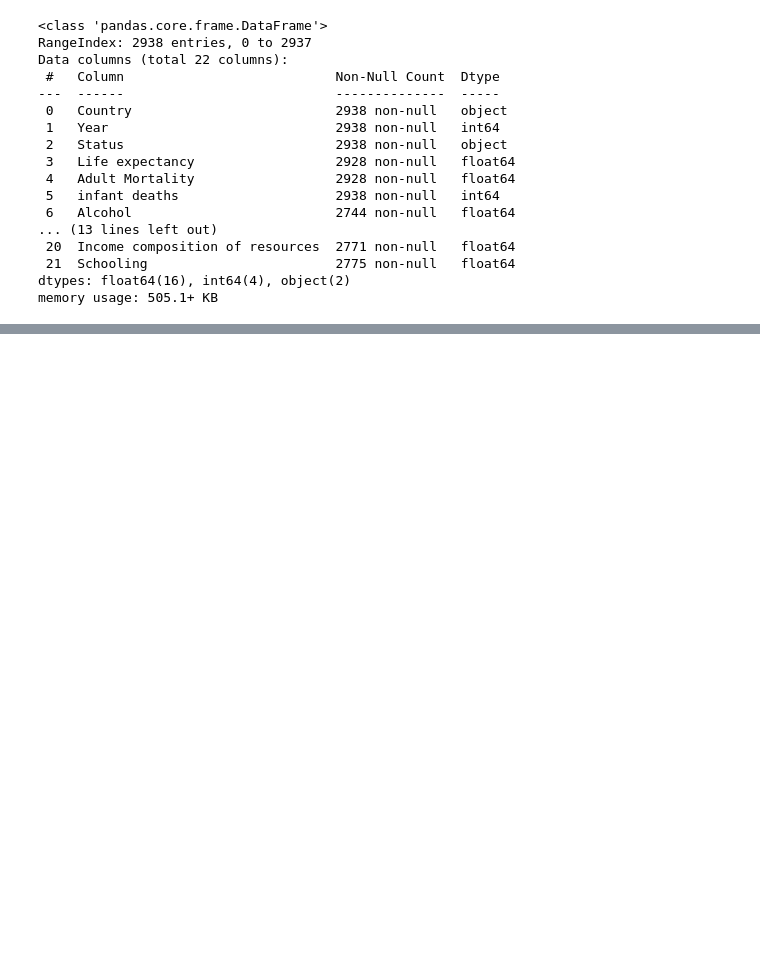
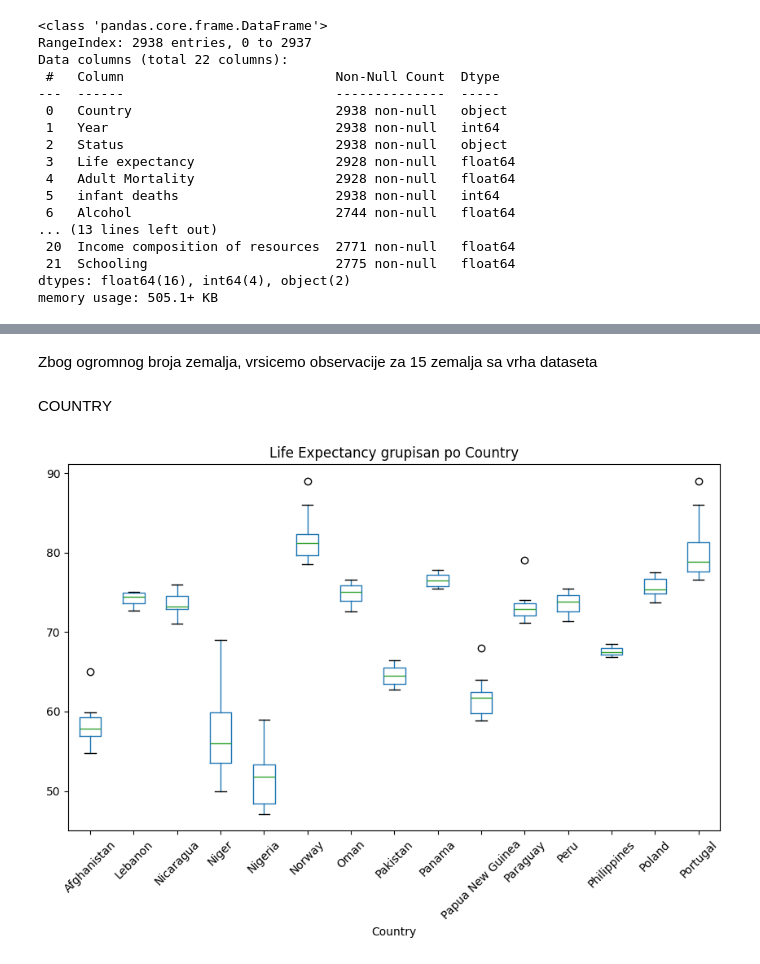
Before and after one commit to LukaMladicevic/UNP-LifeExpectancy, a Jupyter notebook: life_expectancy.ipynb, the cells around one changed output, grey strips where cells are left out. Drawn from its saved outputs; the diff is of its cells as text; code cells hidden in the pictures; blank space fills up the shorter version.

```diff
--- a/life_expectancy.ipynb
+++ b/life_expectancy.ipynb
@@ -41,0 +104,20 @@ memory usage: 505.1+ KB
+# %% [markdown]
+Zbog ogromnog broja zemalja, vrsicemo observacije za 15 zemalja sa vrha dataseta
+# %% [markdown]
+COUNTRY
+# %%
+top_countries = dataframe["Country"].value_counts().head(15).index
+
+dataframe[dataframe["Country"].isin(top_countries)].boxplot(
+    column="Life expectancy",
+    by="Country",
+    figsize=(10, 6),
+    rot=45
+)
+
+plt.title("Life Expectancy grupisan po Country")
+plt.suptitle("")
+plt.grid(False)
+plt.show()
+# %% [output]
+[figure, added]
```
Also changed, not shown: parts of 77 cells of this notebook, 1 other file.
